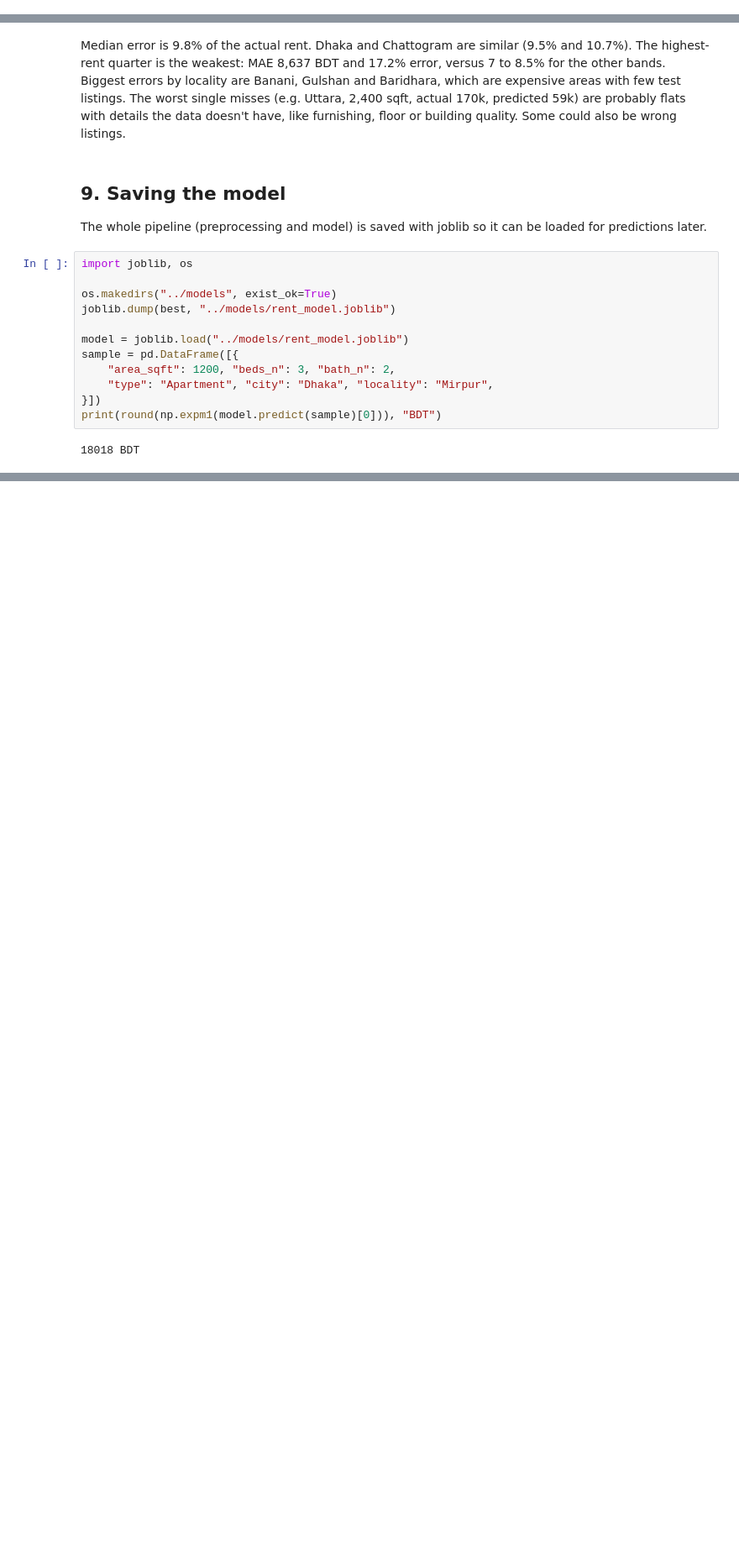
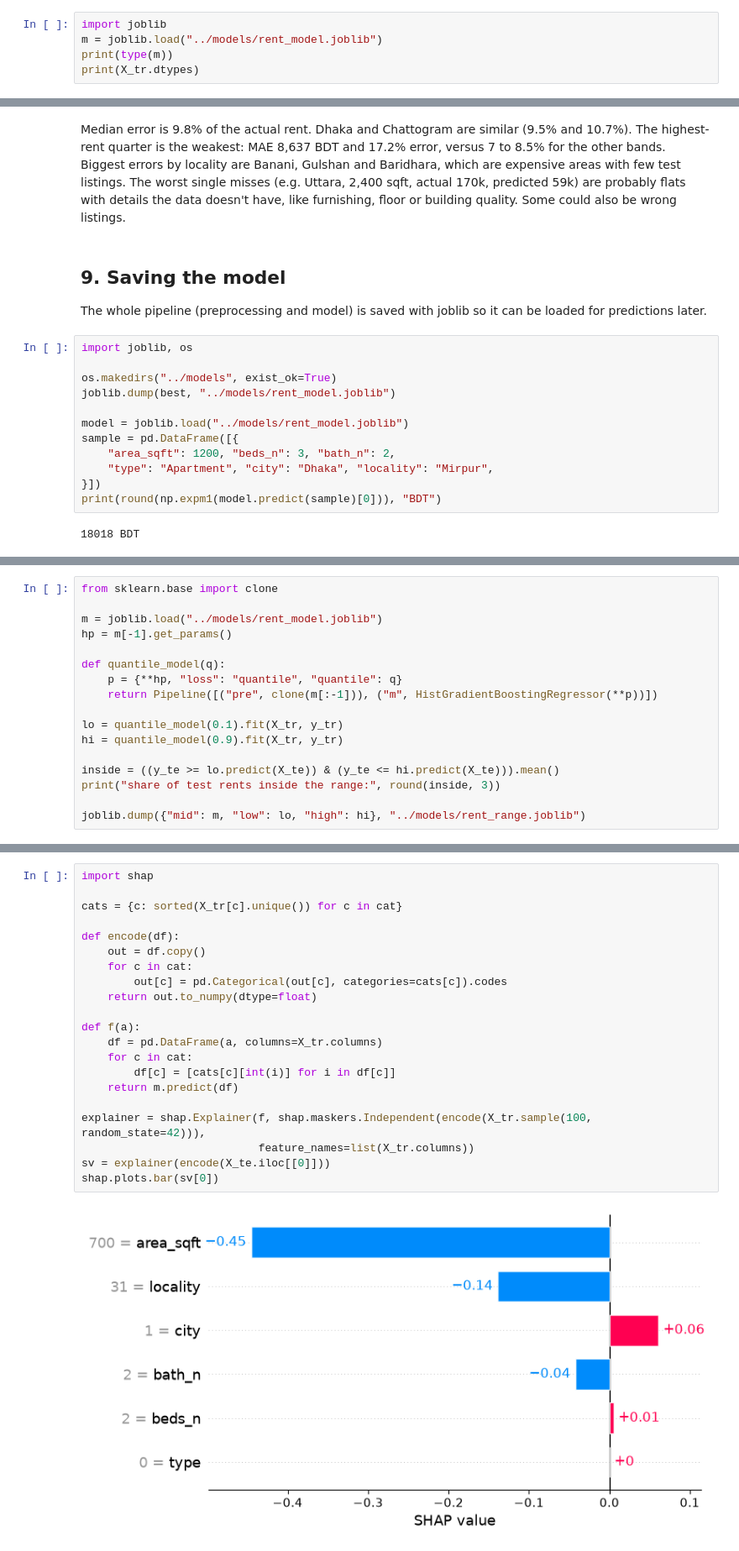
Before and after one commit to gh0ra/bangladesh-rent-prediction, a Jupyter notebook: notebooks/02_modeling.ipynb, the cells around one changed output, grey strips where cells are left out. Shown at 84% size. Cells and saved outputs as stored; diff of their text form; blank space fills up the shorter version.

Commit message:
Add price range, SHAP explanations and Streamlit app

```diff
--- a/notebooks/02_modeling.ipynb
+++ b/notebooks/02_modeling.ipynb
@@ -23,3 +23,8 @@ X_tr, X_te, y_tr, y_te = train_test_split(X, y, test_size=0.2, random_state=42)
 print(X_tr.shape, X_te.shape)
 # %% [output]
 (5958, 6) (1490, 6)
+# %%
+import joblib
+m = joblib.load("../models/rent_model.joblib")
+print(type(m))
+print(X_tr.dtypes)
@@ -215,0 +233,17 @@ print(round(np.expm1(model.predict(sample)[0])), "BDT")
+# %%
+from sklearn.base import clone
+
+m = joblib.load("../models/rent_model.joblib")
+hp = m[-1].get_params()
+
+def quantile_model(q):
+    p = {**hp, "loss": "quantile", "quantile": q}
+    return Pipeline([("pre", clone(m[:-1])), ("m", HistGradientBoostingRegressor(**p))])
+
+lo = quantile_model(0.1).fit(X_tr, y_tr)
+hi = quantile_model(0.9).fit(X_tr, y_tr)
+
+inside = ((y_te >= lo.predict(X_te)) & (y_te <= hi.predict(X_te))).mean()
+print("share of test rents inside the range:", round(inside, 3))
+
+joblib.dump({"mid": m, "low": lo, "high": hi}, "../models/rent_range.joblib")
@@ -215,0 +256,23 @@ print(round(np.expm1(model.predict(sample)[0])), "BDT")
+# %%
+import shap
+
+cats = {c: sorted(X_tr[c].unique()) for c in cat}
+
+def encode(df):
+    out = df.copy()
+    for c in cat:
+        out[c] = pd.Categorical(out[c], categories=cats[c]).codes
+    return out.to_numpy(dtype=float)
+
+def f(a):
+    df = pd.DataFrame(a, columns=X_tr.columns)
+    for c in cat:
+        df[c] = [cats[c][int(i)] for i in df[c]]
+    return m.predict(df)
+
+explainer = shap.Explainer(f, shap.maskers.Independent(encode(X_tr.sample(100, random_state=42))),
+                           feature_names=list(X_tr.columns))
+sv = explainer(encode(X_te.iloc[[0]]))
+shap.plots.bar(sv[0])
+# %% [output]
+[figure, added]
```
Also changed, not shown: parts of 5 cells of this notebook, 7 other files.
